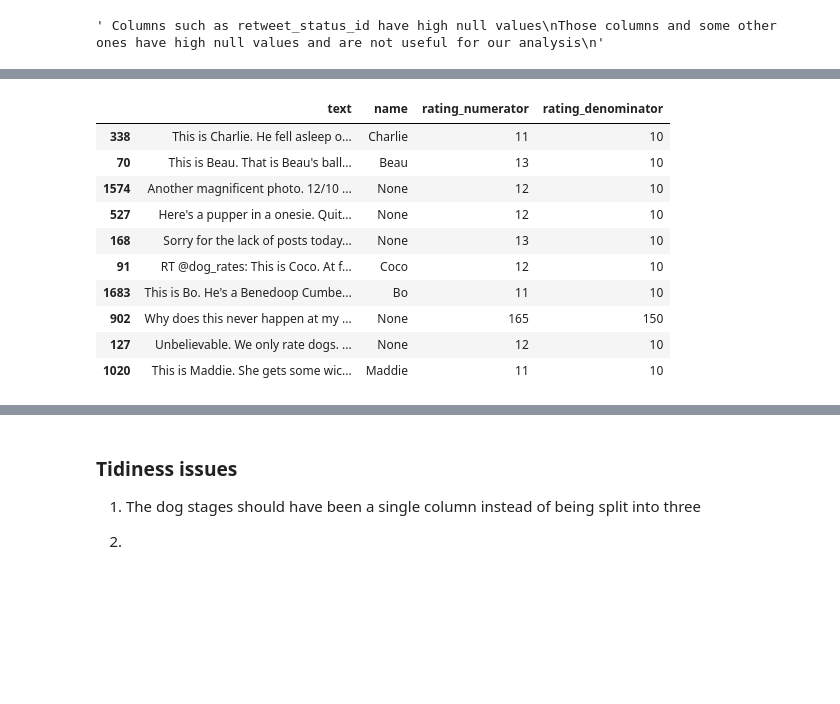
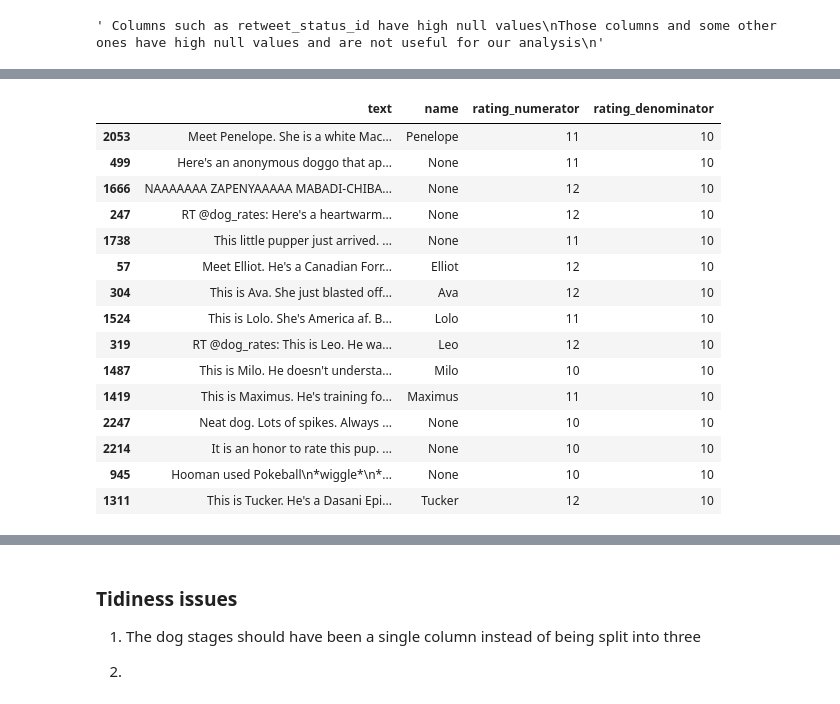
Before and after one commit to okabamac/data_wrangling_p2, a Jupyter notebook: wrangle_act.ipynb, the cells around one changed output, grey strips where cells are left out. Cells and saved outputs as stored; diff of their text form; code cells hidden in the pictures; blank space fills up the shorter version.

```diff
--- a/wrangle_act.ipynb
+++ b/wrangle_act.ipynb
@@ -237,16 +269,21 @@ Those columns and some other ones have high null values and are not useful for o
 # %%
 pd.set_option('display.max_colwidth', None)
 # %%
-tweet_archive[['text','name', 'rating_numerator', 'rating_denominator']].sample(10)
+tweet_archive[['text','name', 'rating_numerator', 'rating_denominator']].sample(15)
 # %% [output]
 |  | text | name | rating_numerator | rating_denominator |
-| 338 | This is Charlie. He fell asleep o... | Charlie | 11 | 10 |
-| 70 | This is Beau. That is Beau's ball... | Beau | 13 | 10 |
-| 1574 | Another magnificent photo. 12/10 ... | None | 12 | 10 |
-| 527 | Here's a pupper in a onesie. Quit... | None | 12 | 10 |
-| 168 | Sorry for the lack of posts today... | None | 13 | 10 |
-| 91 | RT @dog_rates: This is Coco. At f... | Coco | 12 | 10 |
-| 1683 | This is Bo. He's a Benedoop Cumbe... | Bo | 11 | 10 |
-| 902 | Why does this never happen at my ... | None | 165 | 150 |
-| 127 | Unbelievable. We only rate dogs. ... | None | 12 | 10 |
-| 1020 | This is Maddie. She gets some wic... | Maddie | 11 | 10 |
+| 2053 | Meet Penelope. She is a white Mac... | Penelope | 11 | 10 |
+| 499 | Here's an anonymous doggo that ap... | None | 11 | 10 |
+| 1666 | NAAAAAAA ZAPENYAAAAA MABADI-CHIBA... | None | 12 | 10 |
+| 247 | RT @dog_rates: Here's a heartwarm... | None | 12 | 10 |
+| 1738 | This little pupper just arrived. ... | None | 11 | 10 |
+| 57 | Meet Elliot. He's a Canadian Forr... | Elliot | 12 | 10 |
+| 304 | This is Ava. She just blasted off... | Ava | 12 | 10 |
+| 1524 | This is Lolo. She's America af. B... | Lolo | 11 | 10 |
+| 319 | RT @dog_rates: This is Leo. He wa... | Leo | 12 | 10 |
+| 1487 | This is Milo. He doesn't understa... | Milo | 10 | 10 |
+| 1419 | This is Maximus. He's training fo... | Maximus | 11 | 10 |
+| 2247 | Neat dog. Lots of spikes. Always ... | None | 10 | 10 |
+| 2214 | It is an honor to rate this pup. ... | None | 10 | 10 |
+| 945 | Hooman used Pokeball\n*wiggle*\n*... | None | 10 | 10 |
+| 1311 | This is Tucker. He's a Dasani Epi... | Tucker | 12 | 10 |
```
Also changed, not shown: parts of 59 cells of this notebook, 1 other file.
